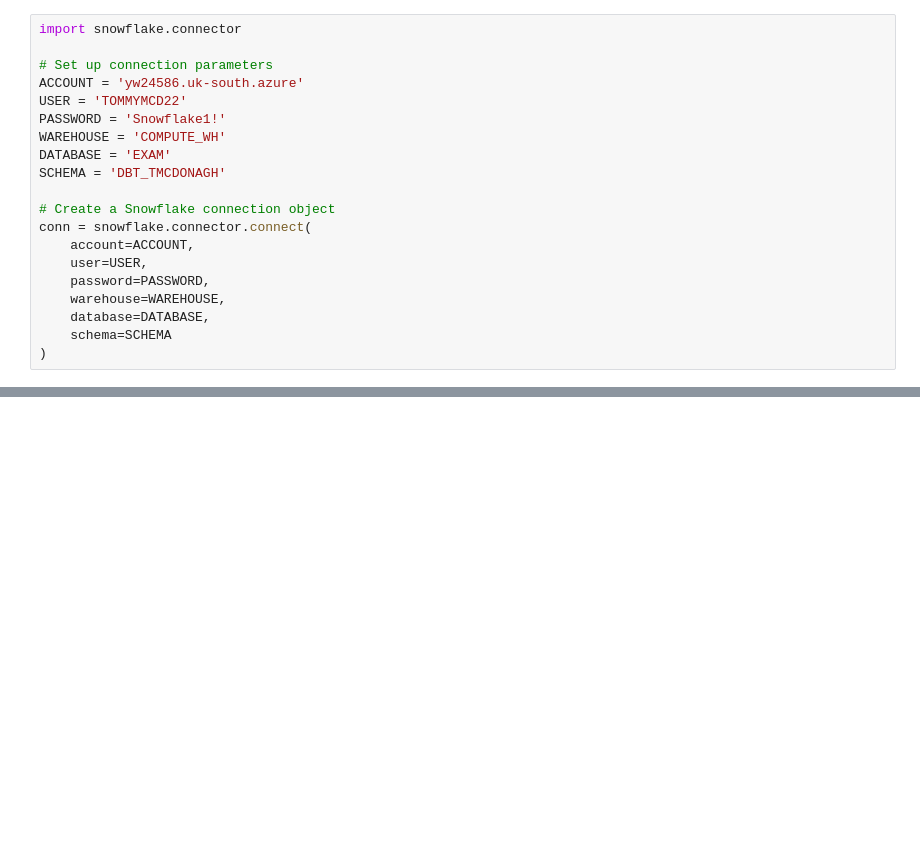
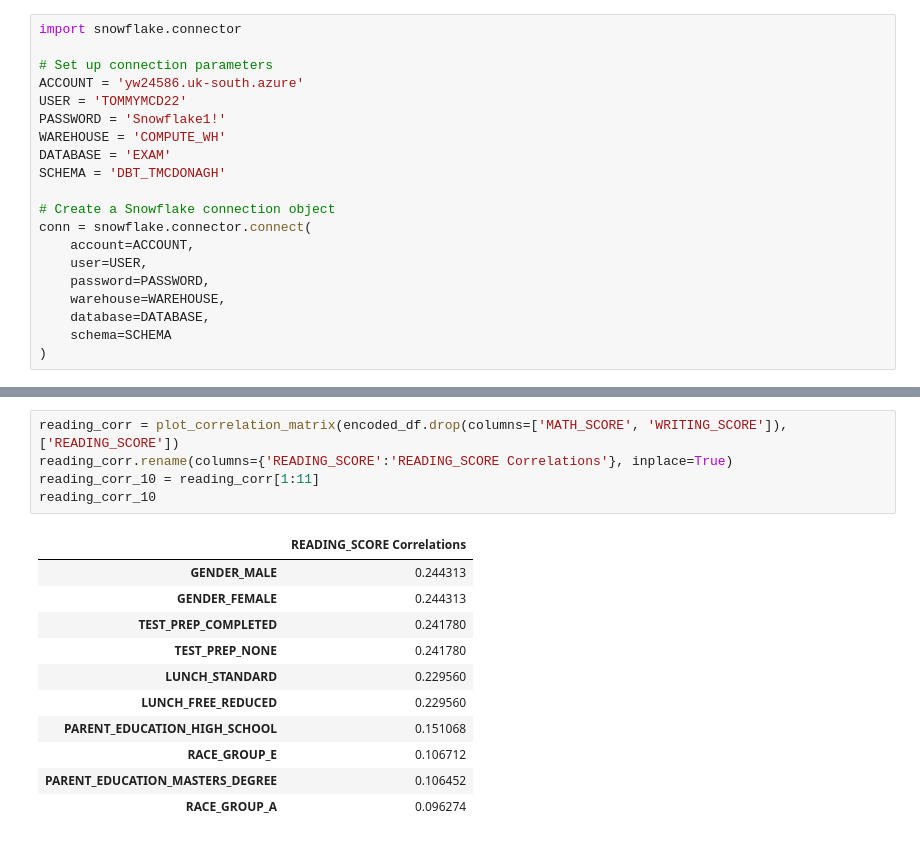
Before and after one commit to Tommy-McDonagh/examResults, a Jupyter notebook: inference.ipynb, the cells around one changed output, grey strips where cells are left out. Saved outputs shown, nothing was run; the diff lists cells and outputs as text; blank space fills up the shorter version.

```diff
--- a/inference.ipynb
+++ b/inference.ipynb
@@ -47,0 +94,17 @@ df
+# %%
+reading_corr = plot_correlation_matrix(encoded_df.drop(columns=['MATH_SCORE', 'WRITING_SCORE']), ['READING_SCORE'])
+reading_corr.rename(columns={'READING_SCORE':'READING_SCORE Correlations'}, inplace=True)
+reading_corr_10 = reading_corr[1:11]
+reading_corr_10
+# %% [output]
+|  | READING_SCORE Correlations |
+| GENDER_MALE | 0.244313 |
+| GENDER_FEMALE | 0.244313 |
+| TEST_PREP_COMPLETED | 0.241780 |
+| TEST_PREP_NONE | 0.241780 |
+| LUNCH_STANDARD | 0.229560 |
+| LUNCH_FREE_REDUCED | 0.229560 |
+| PARENT_EDUCATION_HIGH_SCHOOL | 0.151068 |
+| RACE_GROUP_E | 0.106712 |
+| PARENT_EDUCATION_MASTERS_DEGREE | 0.106452 |
+| RACE_GROUP_A | 0.096274 |
```
Also changed, not shown: parts of 24 cells of this notebook.
